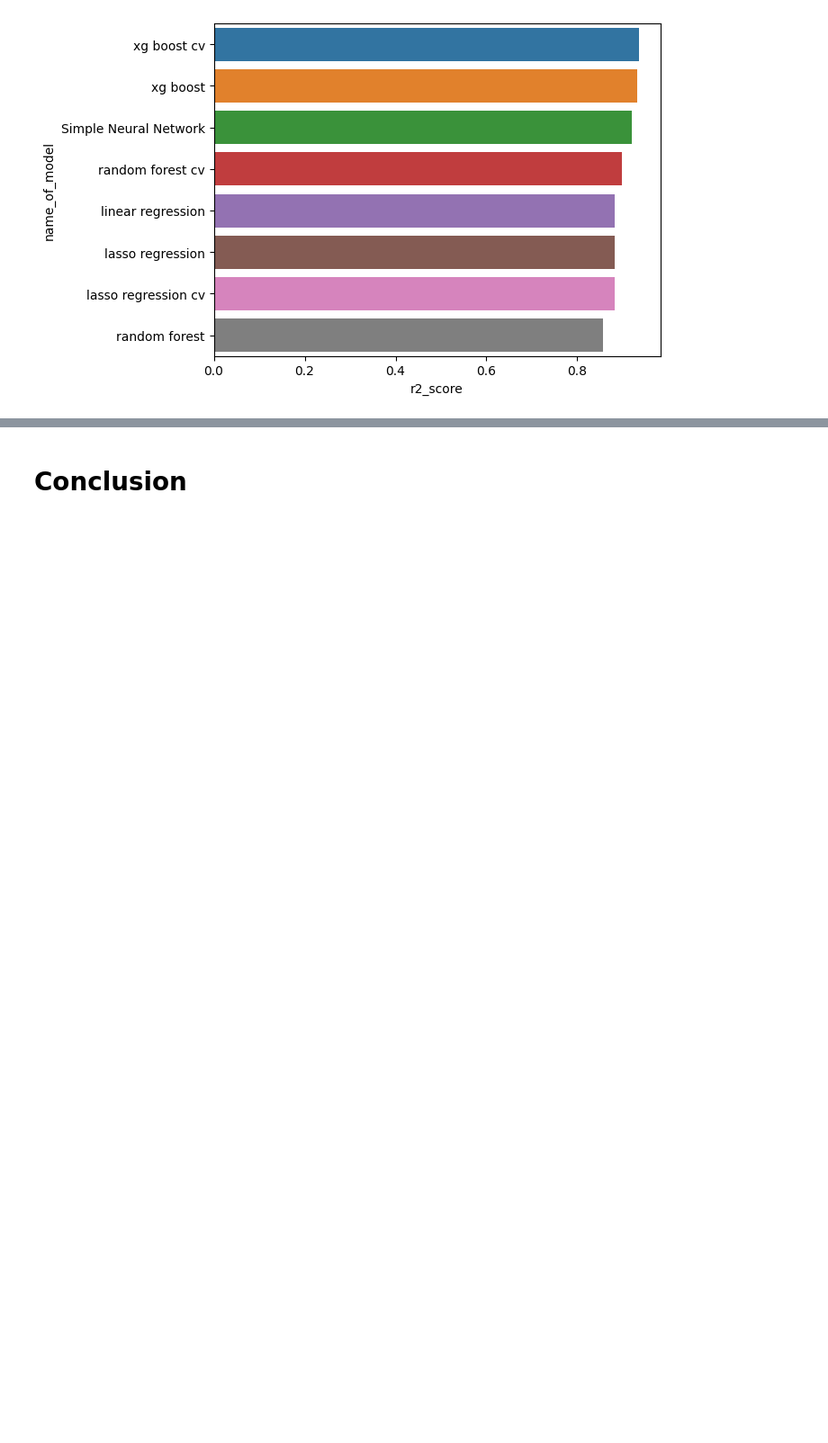
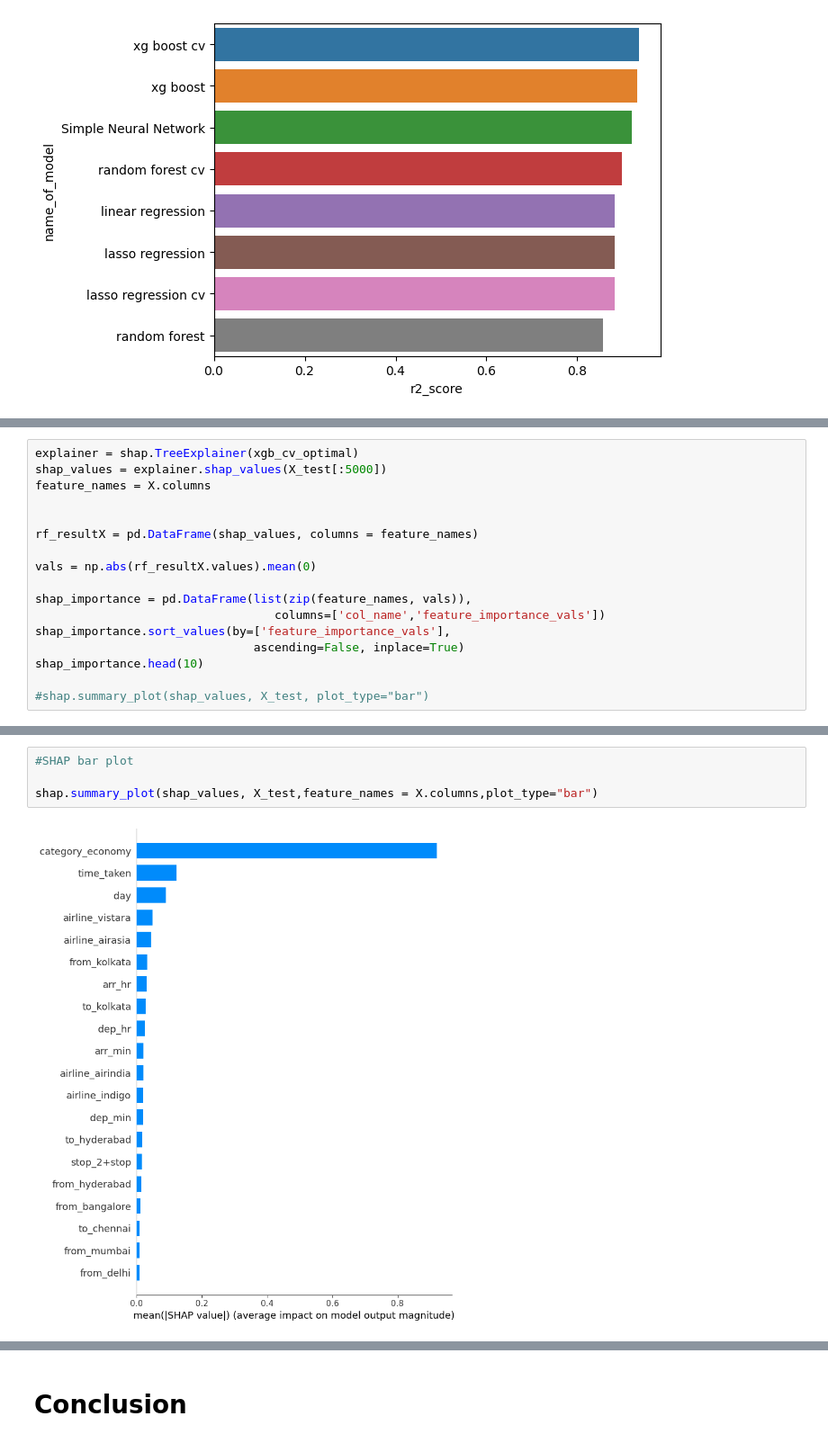
Before and after one commit to chandrakar-shubham/Flight_price_prediction, a Jupyter notebook: ML_Model.ipynb, the cells around one changed output, grey strips where cells are left out. Shown at 90% size. Drawn from its saved outputs; the diff is of its cells as text; blank space fills up the shorter version.

```diff
--- a/ML_Model.ipynb
+++ b/ML_Model.ipynb
@@ -1598,0 +1623,17 @@ plt.show()
+# %%
+explainer = shap.TreeExplainer(xgb_cv_optimal)
+shap_values = explainer.shap_values(X_test[:5000])
+feature_names = X.columns
+
+
+rf_resultX = pd.DataFrame(shap_values, columns = feature_names)
+
+vals = np.abs(rf_resultX.values).mean(0)
+
+shap_importance = pd.DataFrame(list(zip(feature_names, vals)),
+                                  columns=['col_name','feature_importance_vals'])
+shap_importance.sort_values(by=['feature_importance_vals'],
+                               ascending=False, inplace=True)
+shap_importance.head(10)
+
+#shap.summary_plot(shap_values, X_test, plot_type="bar")
@@ -1598,0 +1653,6 @@ plt.show()
+# %%
+#SHAP bar plot
+
+shap.summary_plot(shap_values, X_test,feature_names = X.columns,plot_type="bar")
+# %% [output]
+[figure, added]
```
Also changed, not shown: parts of 7 cells of this notebook.
